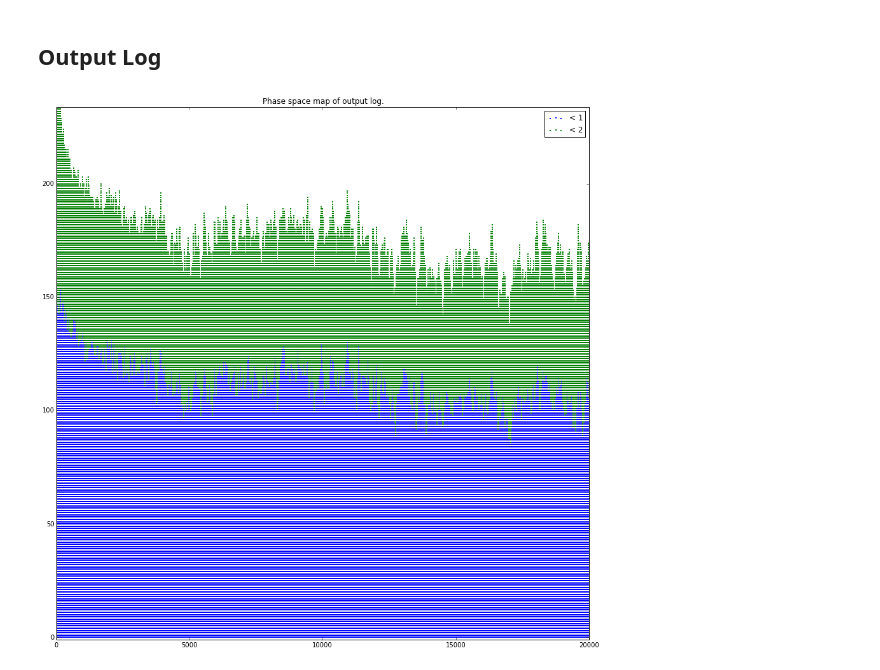
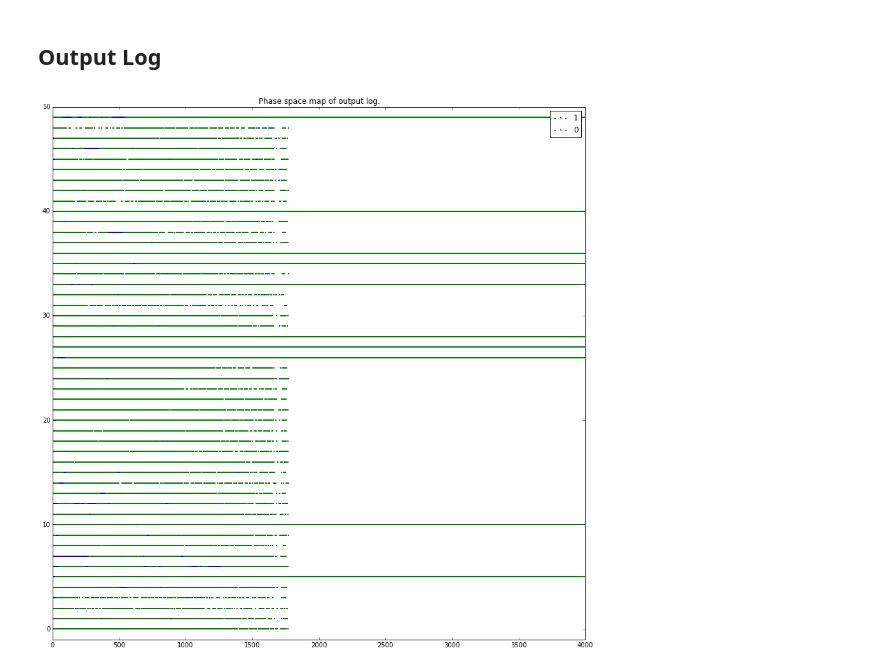
Before and after one commit to davidgljay/relmodels, a Jupyter notebook: Relnetwork 1.0.ipynb, the cells around one changed output. Saved outputs shown, nothing was run; the diff lists cells and outputs as text; code cells hidden in the pictures.

```diff
--- a/Relnetwork 1.0.ipynb
+++ b/Relnetwork 1.0.ipynb
@@ -27,7 +27,9 @@ class Entity:
 
     #Randomly state_index based on entropy and returns a target
     def send(self):
+        switch = 0
         if (randint(0,self.max_entropy) < self.entropy):
+            switch = 1
             r = randint(0,1)
             if (r == 0):
                 self.state_index -= 1
@@ -38,7 +40,7 @@ class Entity:
             if (self.state_index <= len(self.state)*-1):
                 self.state_index = 0
         self.entropy += self.increase_on_send
-        return self.state[self.state_index]
+        return [self.state[self.state_index], switch]
 
     #Lowers entropy when a bit is recieved
     def receive(self):
@@ -128,8 +130,9 @@ class Landscape:
                 if(self.model[i][j]):
                     entity = self.model[i][j]
                     if (entity.entropy < entity.max_entropy):
-                        t = entity.send()
-
+                        send = entity.send()
+                        t = send[0]
+                        self.switch_log[-1].append(send[1])
                         tx = t[0]+i
                         ty = t[1]+j
                         while(tx >= len(self.model)):
@@ -146,13 +149,15 @@ class Landscape:
                             self.output_log[-1].append(1)
                     else:
                         self.output_log[-1].append(5)
+                        self.switch_log[-1].append(2)
                     self.entropy_log[-1].append(entity.entropy)
 
 
     def run(self, count):
         for i in xrange(1,count):
             self.step()
-        logs = {"transaction_log":self.transaction_log, "entropy_log":self.entropy_log, "output_log":self.output_log}
+        logs = {"transaction_log":self.transaction_log, "entropy_log":self.entropy_log,
+                "output_log":self.output_log, "switch_log":self.switch_log}
         return logs
 # %% [markdown]
 ### Landscape Test
@@ -424,17 +443,17 @@ linegraph(logs["entropy_log"][-1], "Ending entropy curve of a 30 density entropy
 # %%
 config = {}
 config["max_entropy"]=100
 config["reduction_on_receive"]=2
 config["increase_on_send"]=1
 config["state_array_length"]=20
 config["neighborhood_size"]=5
 config["starting_entropy"]=0
 
 data = []
 
-l = Landscape(20,75,config)
-logs = l.run(20000)
+l = Landscape(10,75,config)
+logs = l.run(4000)
 dividers=[i for i in xrange(-1,3)]
-phasespacemap(logs["output_log"],[1,2], "Phase space map of output log.",True)
+phasespacemap(logs["output_log"],[1,0,2], "Phase space map of output log.",False, "equals")
 # %% [output]
-[figure, old version]
+[figure, new version]
```
Also changed, not shown: parts of 8 cells of this notebook.
